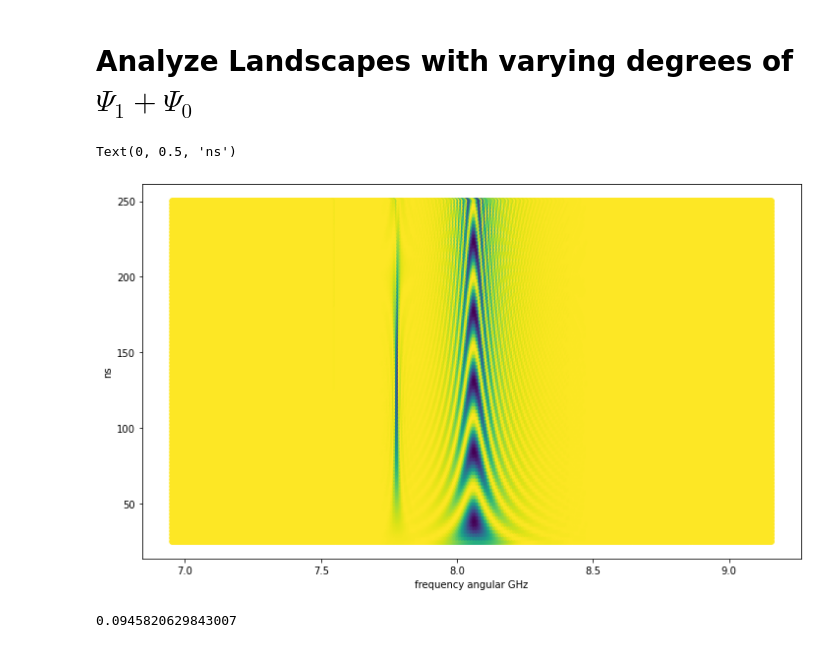
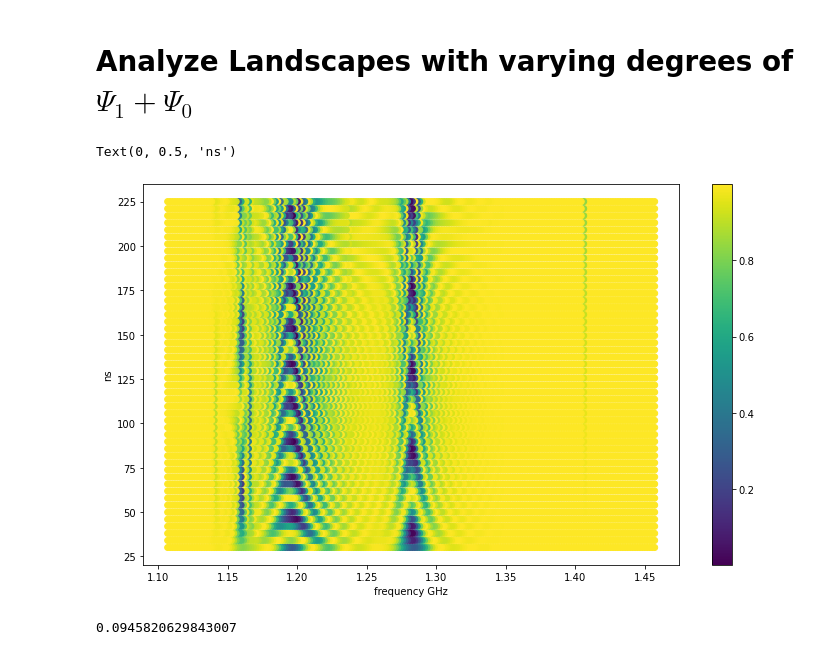
Before and after one commit to david-gorski/subharmonic_superconducting_qubits, a Jupyter notebook: landscapes/FlatTop.ipynb, the cells around one changed output. Drawn from its saved outputs; the diff is of its cells as text; code cells hidden in the pictures.

```diff
--- a/landscapes/FlatTop.ipynb
+++ b/landscapes/FlatTop.ipynb
@@ -144,9 +144,9 @@ saver.save_via_dill(tanh_results, "psi0_tanh_flattop_landscape_oct32_HD")
 # %%
 # psi0_landscape = saver.load_via_dill("psi0_tukey_flattop_landscape_oct19")
 # psi1_landscape = saver.load_via_dill("psi1_tanh_flattop_landscape_oct27_HD")
-psi1_landscape = saver.load_via_dill("psi0_tanh_flattop_landscape_oct32_HD")
+psi1_landscape = saver.load_via_dill("psi1_tanh_flattop_landscape_oct27_HD")
 # %%
-amp = tanh_results[0]["amplitude"]
+amp = psi1_landscape[0]["amplitude"]
 durs = []
 freqs = []
 psi0_fstates = []
@@ -154,23 +154,24 @@ psi1_fstates = []
 psi0_fid = []
 psi1_fid = []
 
-for i in range(0, len(tanh_results)):
-    amp = tanh_results[i]["amplitude"]
-    durs.append(tanh_results[i]["duration"])
-    freqs.append(tanh_results[i]["frequency"])
+_target_state = system.basis_states[1]
+for i in range(0, len(psi1_landscape)):
+    amp = psi1_landscape[i]["amplitude"]
+    durs.append(psi1_landscape[i]["duration"])
+    freqs.append(psi1_landscape[i]["frequency"])
     # psi0_fstates.append(psi0_landscape[i]["final_state"])
-    psi1_fstates.append(tanh_results[i]["final_state"])
+    psi1_fstates.append(psi1_landscape[i]["final_state"])
     # psi0_fid.append(expv.expectation_value(psi0_landscape[i]["final_state"], fid_target_state))
-    psi1_fid.append(expv.expectation_value(tanh_results[i]["final_state"], _target_state))
+    psi1_fid.append(expv.expectation_value(psi1_landscape[i]["final_state"], _target_state))
 # %%
 plt.figure(figsize=(12,7))
-plt.scatter(np.array(freqs), durs, c=np.array(psi1_fid))
-plt.xlabel("frequency angular GHz")
-# plt.axvline(8.84)
+plt.scatter(np.array(freqs)/(2*np.pi), durs, c=np.array(psi1_fid))
+plt.colorbar()
+plt.xlabel("frequency GHz")
 plt.ylabel("ns")
 # %% [output]
 Text(0, 0.5, 'ns')
-[figure, old version]
+[figure, new version]
 # %%
 import utils.graph as graph
 _t_max = 85
```
Also changed, not shown: 9 other files.
